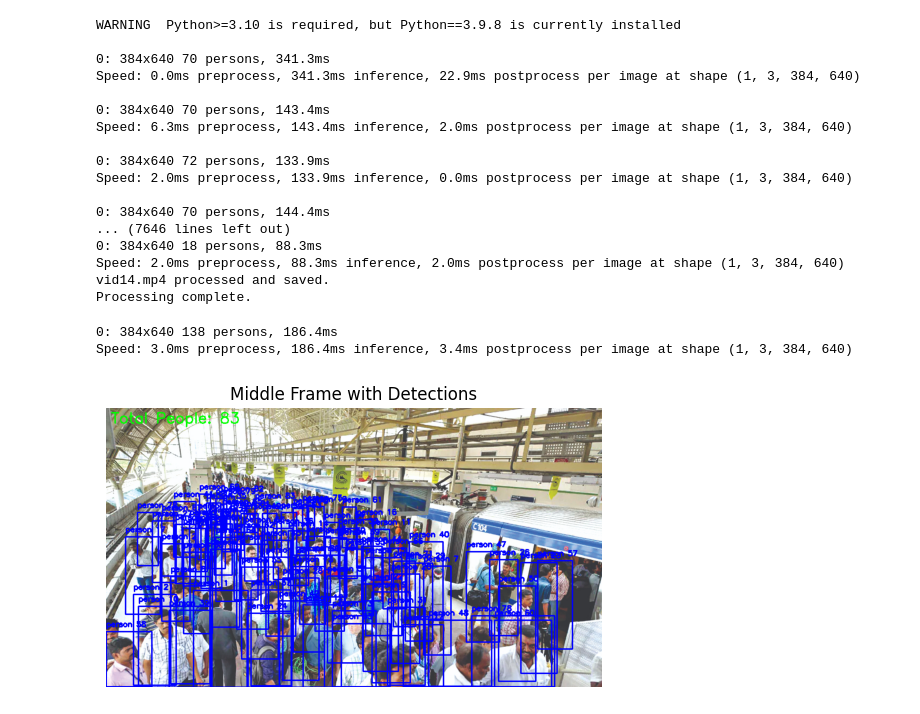
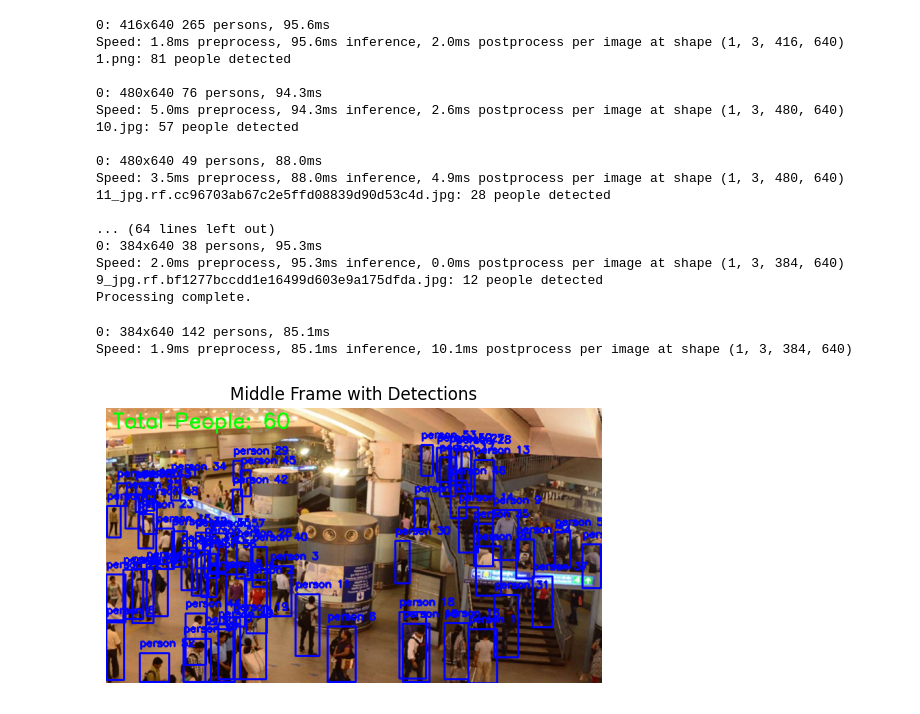
Before and after one commit to Chiragjjjks/crowd_detection_results, a Jupyter notebook: predict.ipynb, the cells around one changed output. Cells and saved outputs as stored; diff of their text form; code cells hidden in the pictures.

Commit message:
test_2

```diff
--- a/predict.ipynb
+++ b/predict.ipynb
@@ -4,11 +4,10 @@ import cv2
 from ultralytics import YOLO
 
 # Load the YOLO model
-model = YOLO('C:/Users/chira/Desktop/best_best/weights/best.pt')
+model = YOLO('C:/Users/chira/Desktop/best_best_2/train_tuned/weights/best.pt')
 
-# Set the input and output folders
-input_folder =  'C:/Users/chira/Desktop/best_best/test_new'
-output_folder = 'C:/Users/chira/Desktop/best_best/output'
+input_folder =  'C:/Users/chira/Desktop/best_best/test_2/images'
+output_folder = 'C:/Users/chira/Desktop/best_best/output_2'
 
 # Ensure output directory exists
 os.makedirs(output_folder, exist_ok=True)
@@ -105,22 +104,22 @@ for file_name in os.listdir(input_folder):
 
 print("Processing complete.")
 # %% [output]
-WARNING  Python>=3.10 is required, but Python==3.9.8 is currently installed
+0: 416x640 265 persons, 95.6ms
+Speed: 1.8ms preprocess, 95.6ms inference, 2.0ms postprocess per image at shape (1, 3, 416, 640)
+1.png: 81 people detected
 
-0: 384x640 70 persons, 341.3ms
-Speed: 0.0ms preprocess, 341.3ms inference, 22.9ms postprocess per image at shape (1, 3, 384, 640)
+0: 480x640 76 persons, 94.3ms
+Speed: 5.0ms preprocess, 94.3ms inference, 2.6ms postprocess per image at shape (1, 3, 480, 640)
+10.jpg: 57 people detected
 
-0: 384x640 70 persons, 143.4ms
-Speed: 6.3ms preprocess, 143.4ms inference, 2.0ms postprocess per image at shape (1, 3, 384, 640)
+0: 480x640 49 persons, 88.0ms
+Speed: 3.5ms preprocess, 88.0ms inference, 4.9ms postprocess per image at shape (1, 3, 480, 640)
+11_jpg.rf.cc96703ab67c2e5ffd08839d90d53c4d.jpg: 28 people detected
 
-0: 384x640 72 persons, 133.9ms
-Speed: 2.0ms preprocess, 133.9ms inference, 0.0ms postprocess per image at shape (1, 3, 384, 640)
-
-0: 384x640 70 persons, 144.4ms
-... (7646 lines left out)
-0: 384x640 18 persons, 88.3ms
-Speed: 2.0ms preprocess, 88.3ms inference, 2.0ms postprocess per image at shape (1, 3, 384, 640)
-vid14.mp4 processed and saved.
+... (64 lines left out)
+0: 384x640 38 persons, 95.3ms
+Speed: 2.0ms preprocess, 95.3ms inference, 0.0ms postprocess per image at shape (1, 3, 384, 640)
+9_jpg.rf.bf1277bccdd1e16499d603e9a175dfda.jpg: 12 people detected
 Processing complete.
 # %%
 import cv2
@@ -132,7 +131,7 @@ import matplotlib.pyplot as plt
 model = YOLO('C:/Users/chira/Desktop/best_best_2/train_tuned/weights/best.pt')
 
 # Set the input video or image source
-video_source = 'C:/Users/chira/Desktop/best_best/test_new/check2.jpg'  # Update this path for image or video
+video_source = 'C:/Users/chira/Desktop/best_best/test_new/23.png'  # Update this path for image or video
 
 # Check if the input is a video or an image
 if os.path.isfile(video_source) and video_source.lower().endswith(('.jpg', '.png', '.jpeg')):
@@ -167,33 +166,33 @@ if middle_frame is None:
 
 # Perform inference
 results = model(middle_frame)
 
 # Initialize counters
 person_count = 0
 
 # Process predictions
 for result in results:
     for box in result.boxes:
         if box.conf >= 0.5:  # Confidence threshold
             class_id = int(box.cls)
             x1, y1, x2, y2 = map(int, box.xyxy[0])
             if class_id == 0:  # Person class
                 person_count += 1
                 cv2.rectangle(middle_frame, (x1, y1), (x2, y2), (255, 0, 0), 2)
                 cv2.putText(middle_frame, f'person {person_count}', (x1, y1 - 10),
                             cv2.FONT_HERSHEY_SIMPLEX, 0.5, (255, 0, 0), 2)
 
 # Add total count to the frame
 cv2.putText(middle_frame, f'Total People: {person_count}', (10, 30),
             cv2.FONT_HERSHEY_SIMPLEX, 1, (0, 255, 0), 2)
 
 # Display the frame
 middle_frame_rgb = cv2.cvtColor(middle_frame, cv2.COLOR_BGR2RGB)
 plt.imshow(middle_frame_rgb)
 plt.axis('off')
 plt.title('Middle Frame with Detections')
 plt.show()
 # %% [output]
-0: 384x640 138 persons, 186.4ms
-Speed: 3.0ms preprocess, 186.4ms inference, 3.4ms postprocess per image at shape (1, 3, 384, 640)
+0: 384x640 142 persons, 85.1ms
+Speed: 1.9ms preprocess, 85.1ms inference, 10.1ms postprocess per image at shape (1, 3, 384, 640)
-[figure, old version]
+[figure, new version]
```
Also changed, not shown: 56 other files.
